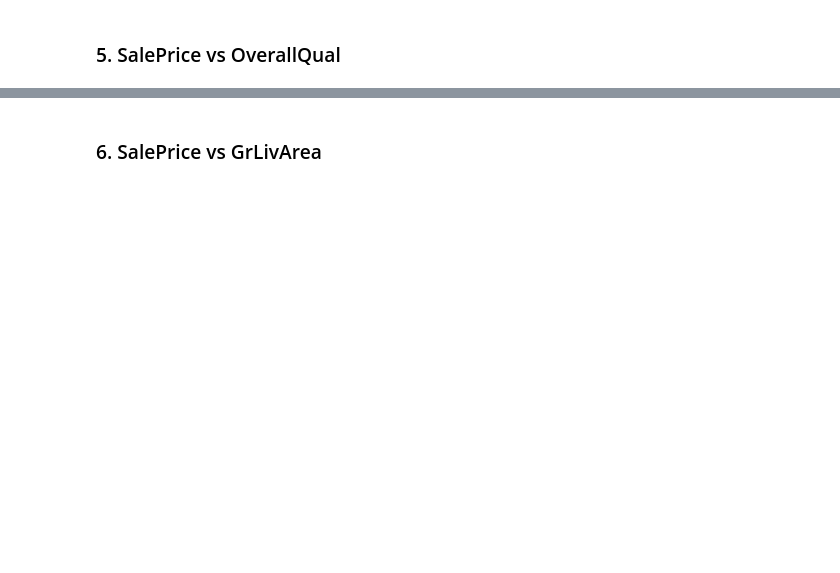
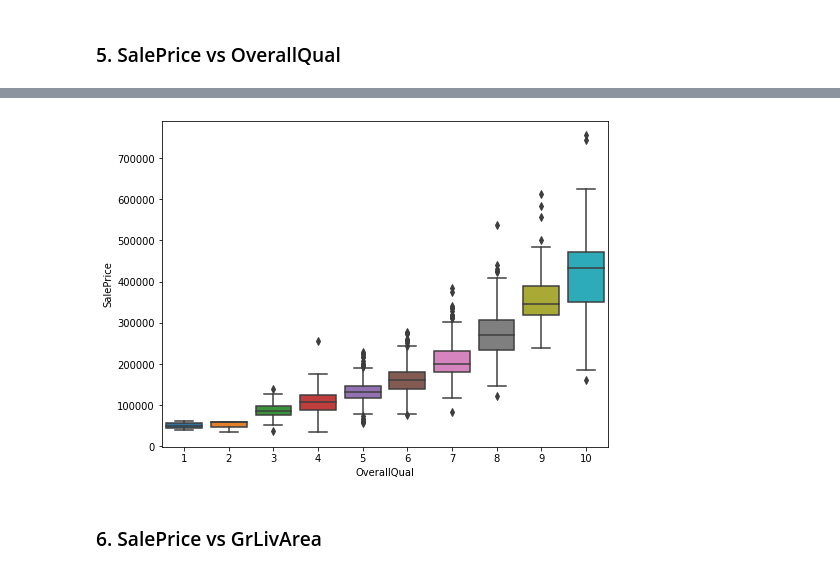
Before and after one commit to directtt/house-prices-prediction, a Jupyter notebook: House Prices Regression Model.ipynb, the cells around one changed output, grey strips where cells are left out. Saved outputs shown, nothing was run; the diff lists cells and outputs as text; code cells hidden in the pictures; blank space fills up the shorter version.

```diff
--- a/House Prices Regression Model.ipynb
+++ b/House Prices Regression Model.ipynb
@@ -143,6 +143,6 @@ plt.title("Heatmap of all the Features", fontsize=15);
 # %% [markdown]
 ### 5. SalePrice vs OverallQual
 # %%
-plt.subplots(figsize = (7, 5))
+plt.subplots(figsize = (8, 6))
 sns.boxplot(x=train['OverallQual'], y=train['SalePrice']);
 # %% [output]
@@ -150,3 +149,4 @@ sns.boxplot(x=train['OverallQual'], y=train['SalePrice']);
+[figure, added]
 # %% [markdown]
 ### 6. SalePrice vs GrLivArea
 # %%
```
Also changed, not shown: parts of 69 cells of this notebook.
